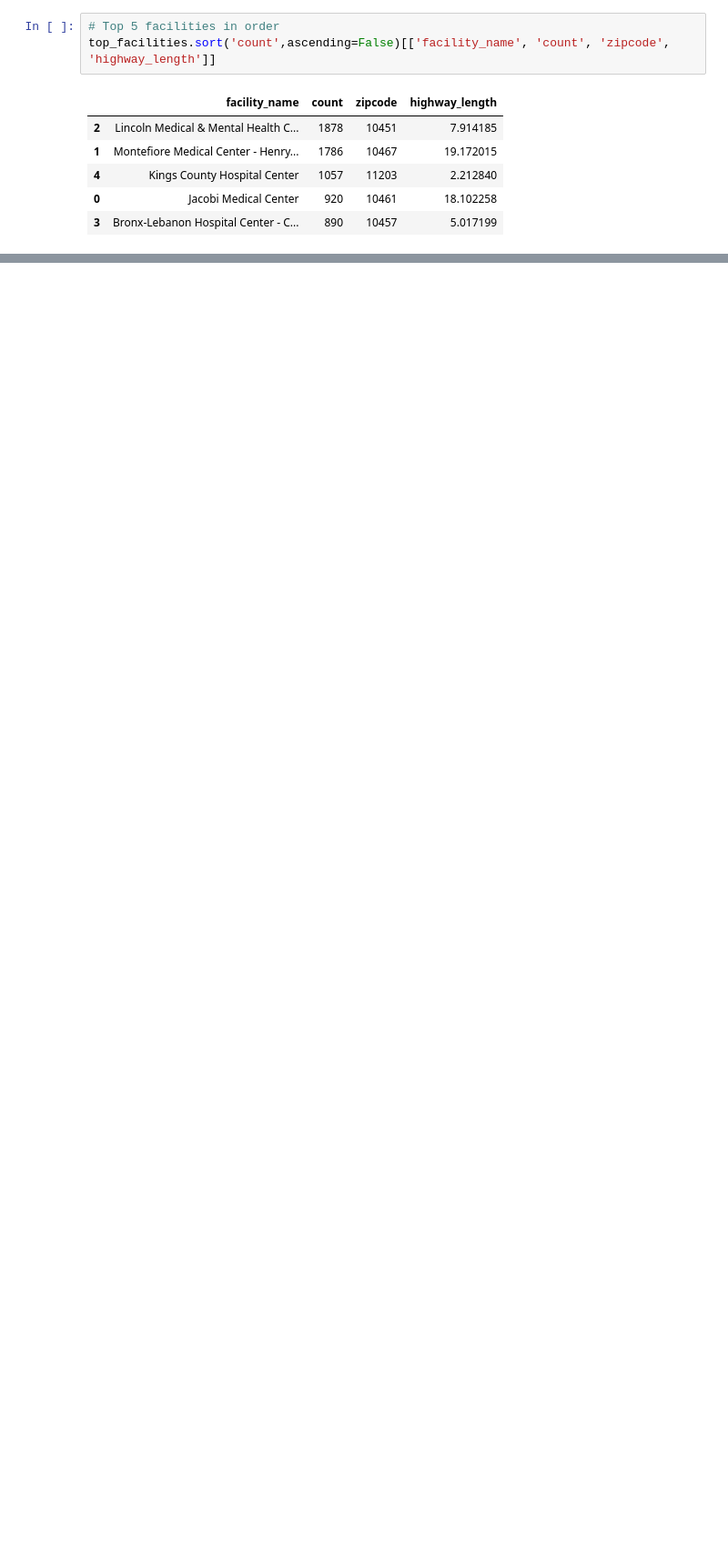
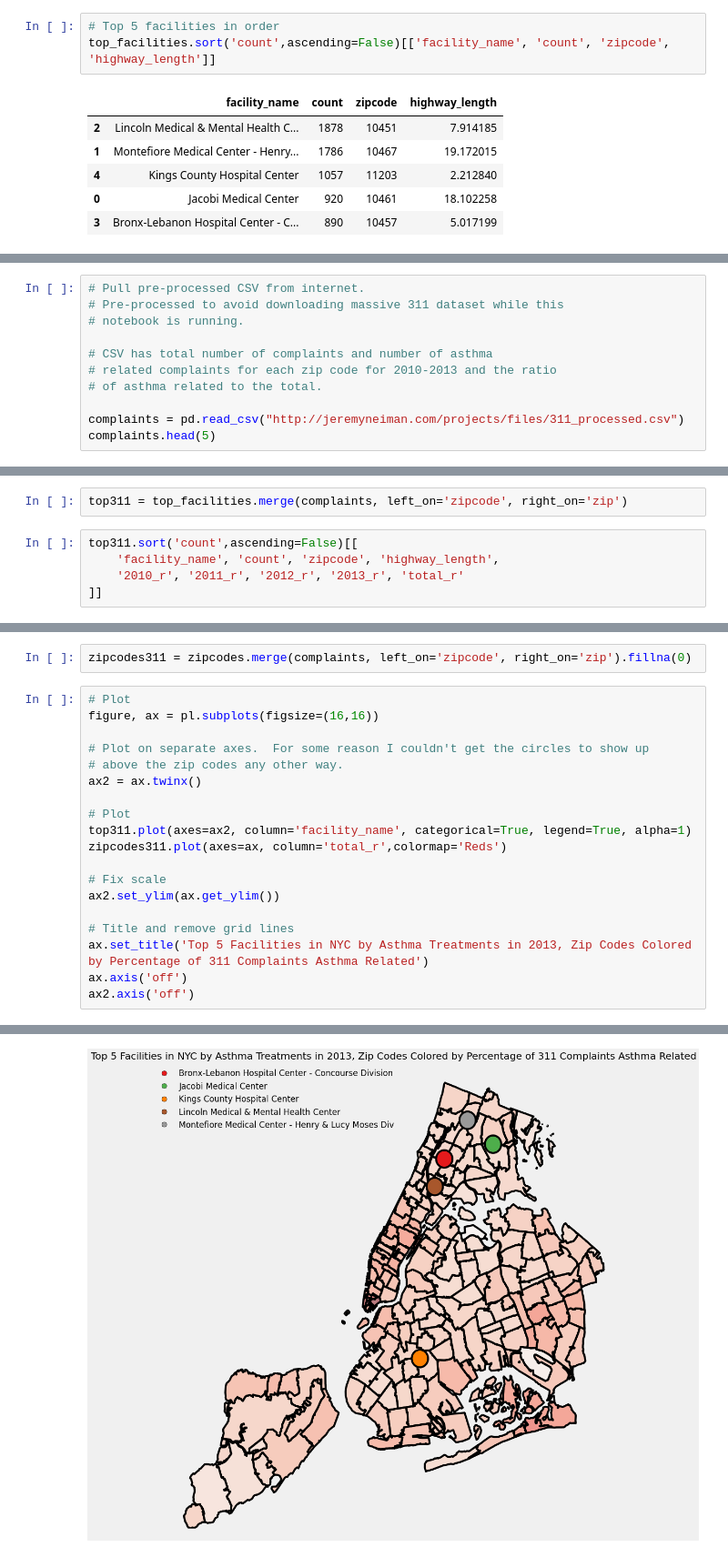
Before and after one commit to afcarl/PUI_final, a Jupyter notebook: Final.ipynb, the cells around one changed output, grey strips where cells are left out. Shown at 91% size. Saved outputs shown, nothing was run; the diff lists cells and outputs as text; blank space fills up the shorter version.

```diff
--- a/Final.ipynb
+++ b/Final.ipynb
@@ -166,0 +173,11 @@ facilities = gp.GeoDataFrame.from_features(res['features'])
+# %%
+# Pull pre-processed CSV from internet.
+# Pre-processed to avoid downloading massive 311 dataset while this
+# notebook is running.
+
+# CSV has total number of complaints and number of asthma
+# related complaints for each zip code for 2010-2013 and the ratio
+# of asthma related to the total.
+
+complaints = pd.read_csv("http://jeremyneiman.com/projects/files/311_processed.csv")
+complaints.head(5)
@@ -166,0 +191,7 @@ facilities = gp.GeoDataFrame.from_features(res['features'])
+# %%
+top311 = top_facilities.merge(complaints, left_on='zipcode', right_on='zip')
+# %%
+top311.sort('count',ascending=False)[[
+    'facility_name', 'count', 'zipcode', 'highway_length',
+    '2010_r', '2011_r', '2012_r', '2013_r', 'total_r'
+]]
@@ -166,0 +205,22 @@ facilities = gp.GeoDataFrame.from_features(res['features'])
+# %%
+zipcodes311 = zipcodes.merge(complaints, left_on='zipcode', right_on='zip').fillna(0)
+# %%
+# Plot
+figure, ax = pl.subplots(figsize=(16,16))
+
+# Plot on separate axes.  For some reason I couldn't get the circles to show up
+# above the zip codes any other way.
+ax2 = ax.twinx()
+
+# Plot
+top311.plot(axes=ax2, column='facility_name', categorical=True, legend=True, alpha=1)
+zipcodes311.plot(axes=ax, column='total_r',colormap='Reds')
+
+# Fix scale
+ax2.set_ylim(ax.get_ylim())
+
+# Title and remove grid lines
+ax.set_title('Top 5 Facilities in NYC by Asthma Treatments in 2013, Zip Codes Colored by Percentage of 311 Complaints Asthma Related')
+ax.axis('off')
+ax2.axis('off')
+# %% [output]
@@ -166,0 +228 @@ facilities = gp.GeoDataFrame.from_features(res['features'])
+[figure, added]
```
Also changed, not shown: parts of 21 cells of this notebook, 2 other files.
